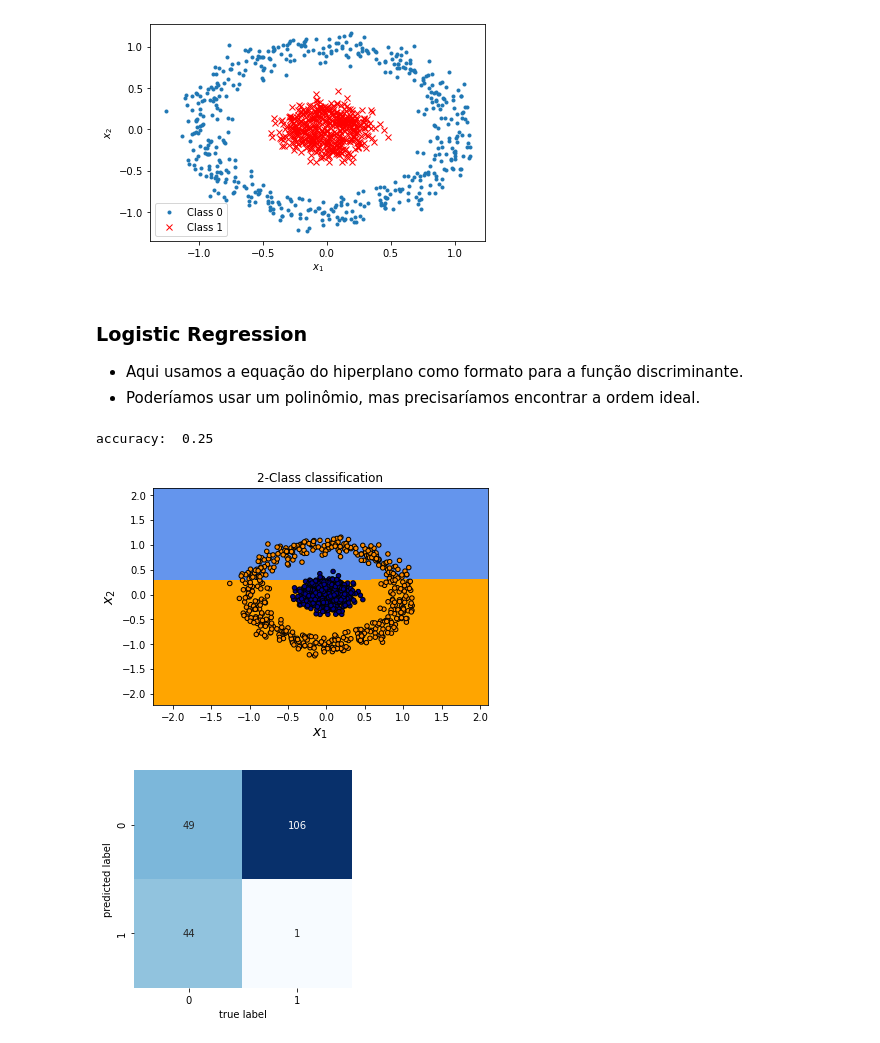
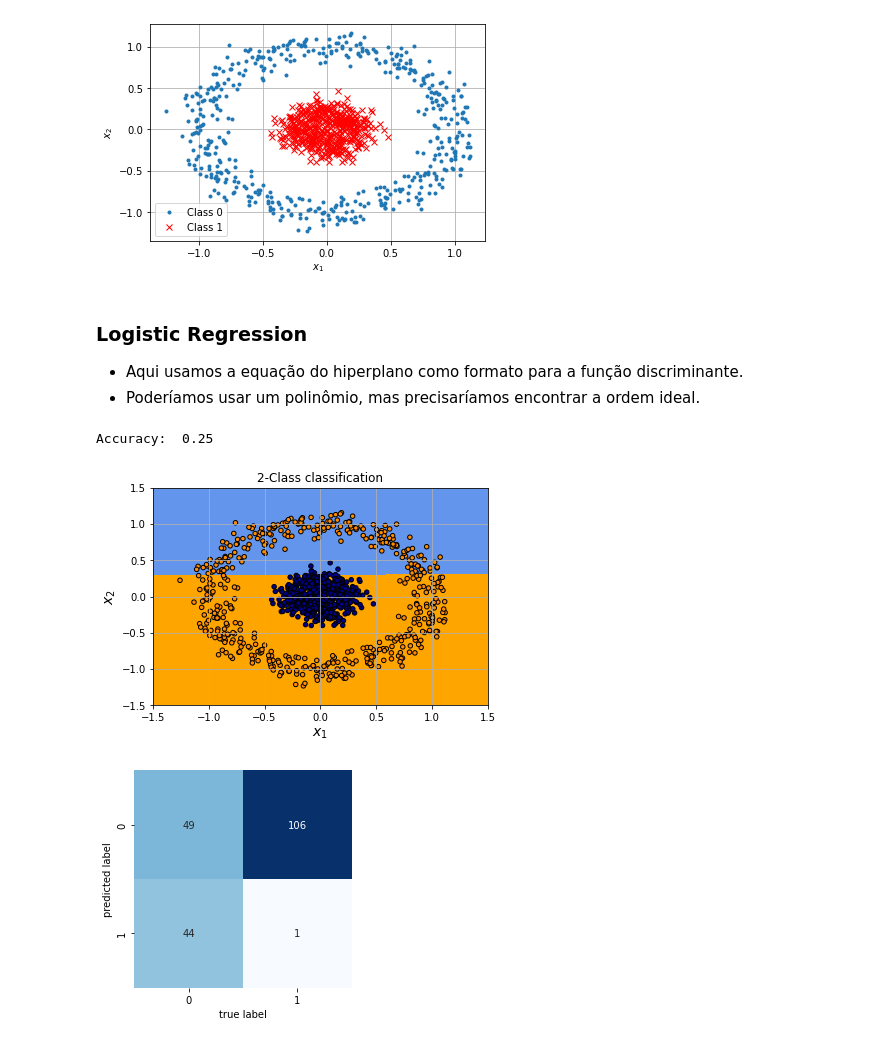
Before and after one commit to zz4fap/tp555-ml, a Jupyter notebook: exemplos/classification/DecisionTrees/DTTwoConcentricClassesClassification.ipynb, the cells around one changed output. Cells and saved outputs as stored; diff of their text form; code cells hidden in the pictures.

```diff
--- a/exemplos/classification/DecisionTrees/DTTwoConcentricClassesClassification.ipynb
+++ b/exemplos/classification/DecisionTrees/DTTwoConcentricClassesClassification.ipynb
@@ -24,23 +22,24 @@ np.random.seed(seed)
 N = 1000
 
 # Create the dataset.
-x, y = make_circles(n_samples=N, random_state=seed, noise=0.1, factor=0.2)
+X, y = make_circles(n_samples=N, random_state=seed, noise=0.1, factor=0.2)
 # %%
 idx0 = np.argwhere(y == 0)
 idx1 = np.argwhere(y == 1)
 
-plt.plot(x[idx0,0], x[idx0,1], '.', label='Class 0')
-plt.plot(x[idx1,0], x[idx1,1], 'rx', label='Class 1')
+plt.plot(X[idx0,0], X[idx0,1], '.', label='Class 0')
+plt.plot(X[idx1,0], X[idx1,1], 'rx', label='Class 1')
 plt.xlabel('$x_1$')
 plt.ylabel('$x_2$')
 plt.legend()
+plt.grid()
 #plt.savefig('distribution_of_classes', dpi=600)
 plt.show()
 # %% [output]
-[figure, old version]
+[figure, new version]
 # %%
 # Split array into random train and test subsets.
-x_train, x_test, y_train, y_test = train_test_split(x, y, test_size=0.2, random_state=23)
+X_train, X_test, y_train, y_test = train_test_split(X, y, test_size=0.2, random_state=23)
 # %% [markdown]
 ### Logistic Regression
 
@@ -48,50 +47,52 @@ x_train, x_test, y_train, y_test = train_test_split(x, y, test_size=0.2, random_
 + Poderíamos usar um polinômio, mas precisaríamos encontrar a ordem ideal.
 # %%
 # Instantiate LogisticRegression object.
-clf = LogisticRegression(solver='lbfgs', random_state=seed)
+clf = LogisticRegression(random_state=seed)
 
 # Train model.
-clf.fit(x_train, y_train)
+clf.fit(X_train, y_train)
 
 # Use the trained classifier to predict labels for the test features.
-y_pred = clf.predict(x_test)
+y_pred = clf.predict(X_test)
 
 # Calculate and return the accuracy on the test data
 accuracy = accuracy_score(y_test, y_pred)
 
-print('accuracy: ',accuracy)
+print('Accuracy: ', accuracy)
 # %% [output]
-accuracy:  0.25
+Accuracy:  0.25
 # %%
 # Step size in the mesh.
 h = .02
 
 # Create color maps
 cmap_light = ListedColormap(['orange', 'cyan', 'cornflowerblue'])
 cmap_bold = ListedColormap(['darkorange', 'c', 'darkblue'])
 
 # Plot the decision boundary. For that, we will assign a color to each point in the mesh [x_min, x_max]x[y_min, y_max].
-x_min, x_max = x[:, 0].min() - 1, x[:, 0].max() + 1
-y_min, y_max = x[:, 1].min() - 1, x[:, 1].max() + 1
+x_min, x_max = X[:, 0].min() - 1, X[:, 0].max() + 1
+y_min, y_max = X[:, 1].min() - 1, X[:, 1].max() + 1
 xx, yy = np.meshgrid(np.arange(x_min, x_max, h), np.arange(y_min, y_max, h))
 Z = clf.predict(np.c_[xx.ravel(), yy.ravel()])
 
 # Put the result into a color plot.
 Z = Z.reshape(xx.shape)
 plt.pcolormesh(xx, yy, Z, cmap=cmap_light, shading='auto')
 
 # Plot also the training points.
-plt.scatter(x[:, 0], x[:, 1], c=y, cmap=cmap_bold, edgecolor='k', s=20)
+plt.scatter(X[:, 0], X[:, 1], c=y, cmap=cmap_bold, edgecolor='k', s=20)
 plt.xlim(xx.min(), xx.max())
 plt.ylim(yy.min(), yy.max())
 plt.xlabel('$x_1$', fontsize=14)
 plt.ylabel('$x_2$', fontsize=14)
 plt.title("2-Class classification")
-
+plt.grid()
+plt.xlim([-1.5, 1.5])
+plt.ylim([-1.5, 1.5])
 #plt.savefig('decision_boundary_lr.png', dpi=600)
 plt.show()
 # %% [output]
-[figure, old version]
+[figure, new version]
 # %%
 # Plot the confusion matrix.
 mat = confusion_matrix(y_test, y_pred)
```
Also changed, not shown: parts of 11 cells of this notebook, 11 other files.
